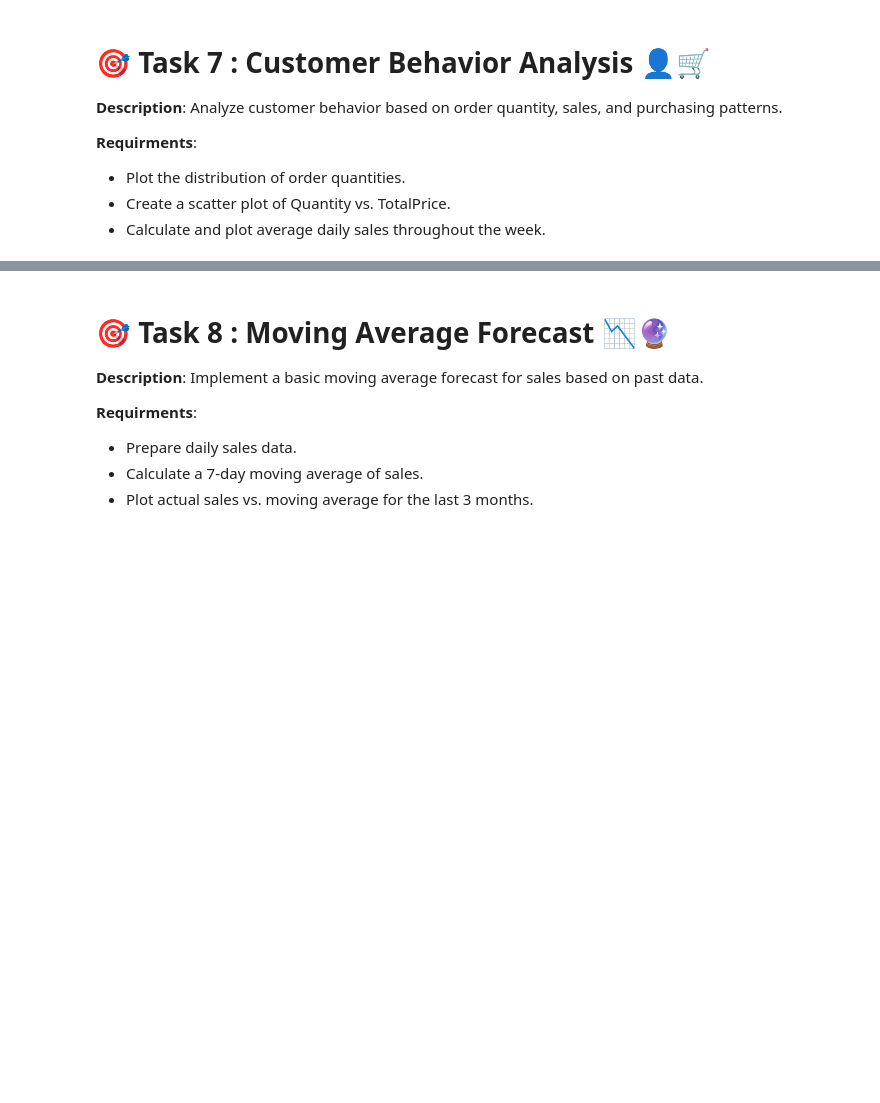
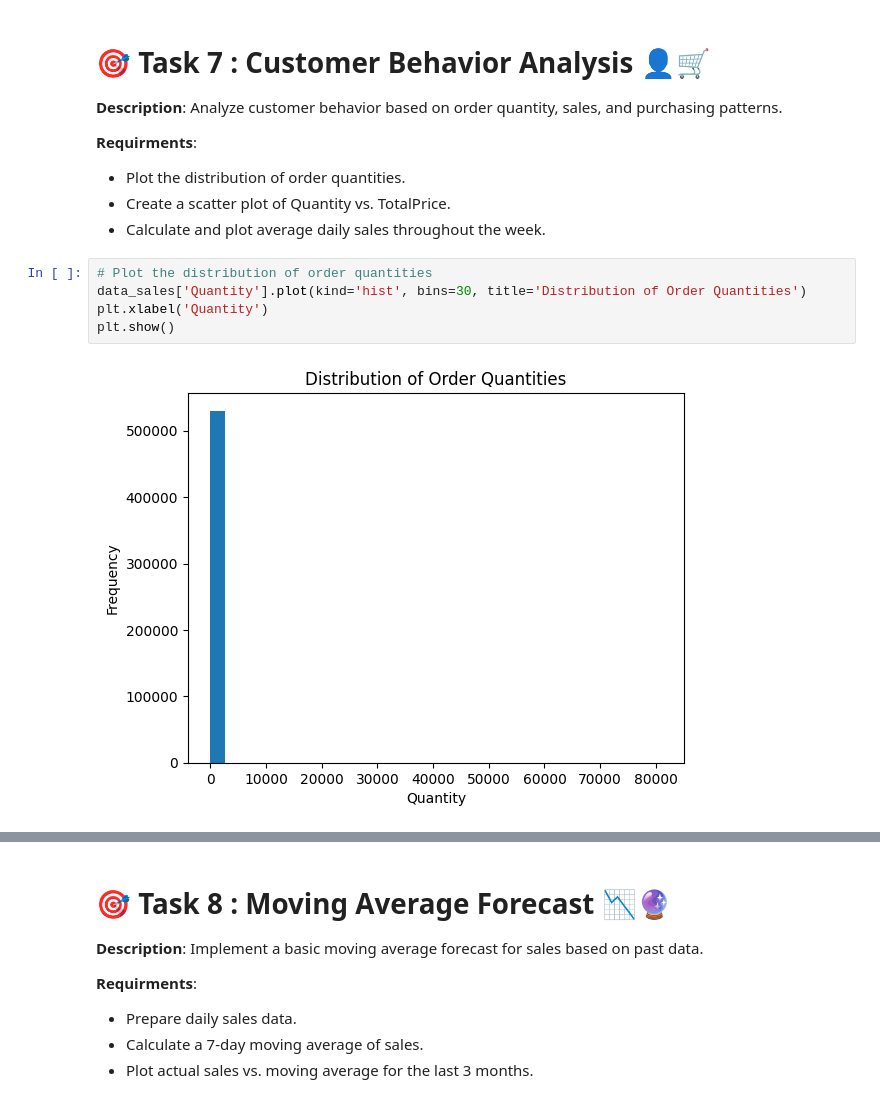
Before and after one commit to FR720/capstaneProject, a Jupyter notebook: Team_8_Capstone_Project_E_commerce_Analytics_Module.ipynb, the cells around one changed output, grey strips where cells are left out. Saved outputs shown, nothing was run; the diff lists cells and outputs as text; blank space fills up the shorter version.

```diff
--- a/Team_8_Capstone_Project_E_commerce_Analytics_Module.ipynb
+++ b/Team_8_Capstone_Project_E_commerce_Analytics_Module.ipynb
@@ -389,3 +389,10 @@ Percentage of Sales from Top 3 Countries: 89.94%
 -  Plot the distribution of order quantities.
 -  Create a scatter plot of Quantity vs. TotalPrice.
 -  Calculate and plot average daily sales throughout the week.
+# %%
+# Plot the distribution of order quantities
+data_sales['Quantity'].plot(kind='hist', bins=30, title='Distribution of Order Quantities')
+plt.xlabel('Quantity')
+plt.show()
+# %% [output]
+[figure, added]
```
Also changed, not shown: parts of 2 cells of this notebook.
